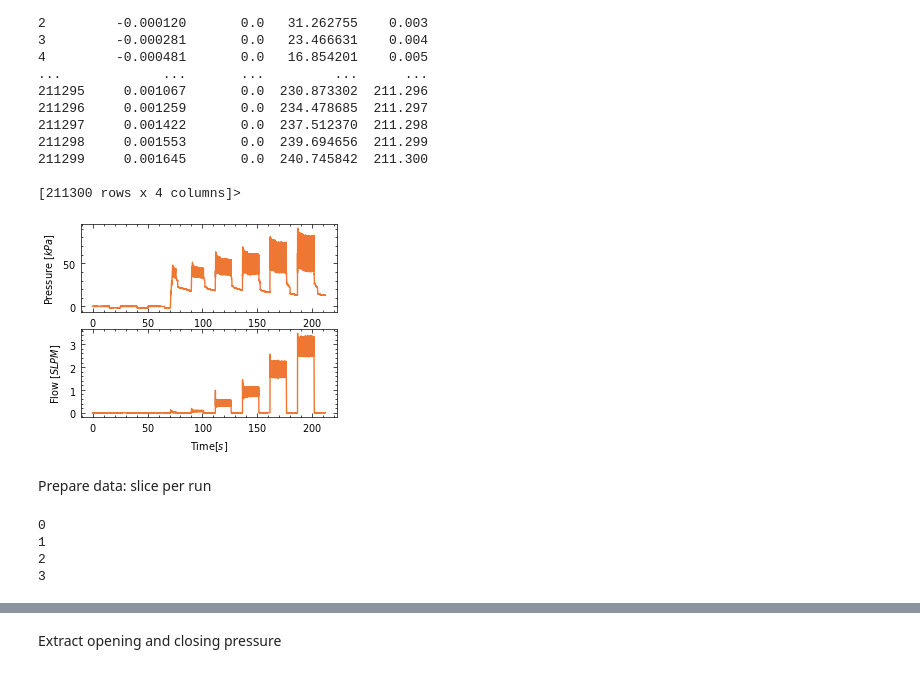
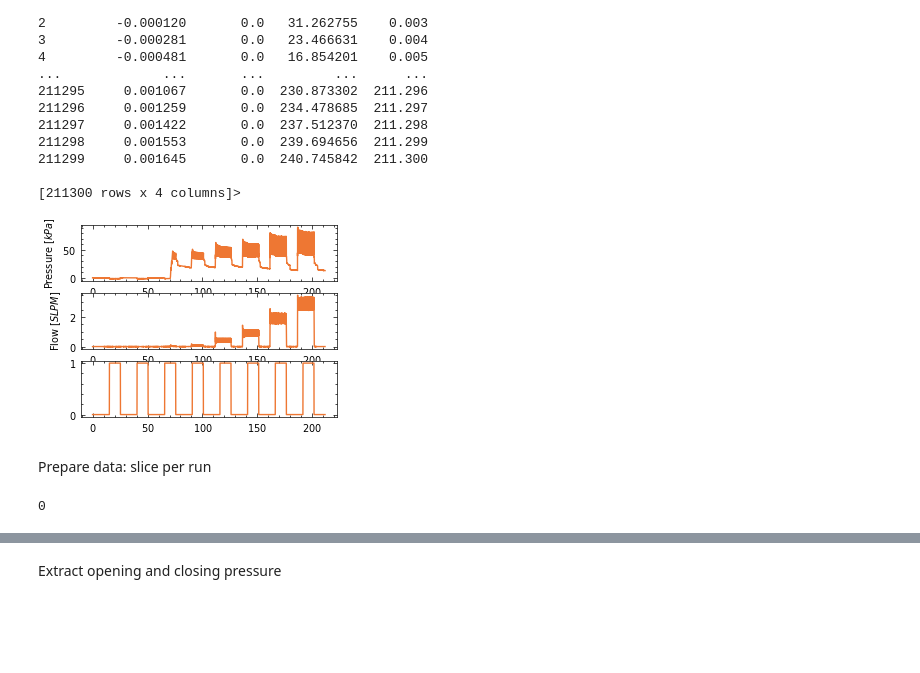
Before and after one commit to Olviel/Thermal_Soft_Robotics, a Jupyter notebook: Thermal_actuation/Experimental/Fluidic/Actuators/Actuator_main.ipynb, the cells around one changed output, grey strips where cells are left out. Cells and saved outputs as stored; diff of their text form; code cells hidden in the pictures; blank space fills up the shorter version.

Commit message:
Added  flow vs frequency plot

```diff
--- a/Thermal_actuation/Experimental/Fluidic/Actuators/Actuator_main.ipynb
+++ b/Thermal_actuation/Experimental/Fluidic/Actuators/Actuator_main.ipynb
@@ -52,37 +52,41 @@ Loading... Folder 1 of 1, Sample 5 of 5
 # %%
 P = data[0][0]['SSCDP30-9']/1000
 t = data[0][0]['Time']
 Q = data[0][0]['flowFesto-1']
+digout = data[0][0]['DigOut-1']
 
 
-ax1=plt.subplot(211)
+ax1=plt.subplot(311)
 plt.plot(t,P)
+
 plt.ylabel('Pressure [$kPa$]')
 
-ax2 = plt.subplot(212,sharex=ax1)
+ax2 = plt.subplot(312,sharex=ax1)
 plt.plot(t,Q)
 plt.xlabel('Time[$s$]')
 plt.ylabel('Flow [$SLPM$]')
+
+
+ax3 = plt.subplot(313,sharex=ax1)
+plt.plot(t,digout)
+
 plt.show()
 # %% [output]
-[figure, old version]
+[figure, new version]
 # %% [markdown]
 Prepare data: slice per run
 # %%
 # Slice data per run
-
 data_sliced = []
 for index,value in enumerate(data[0]):
     runs = [] # new list for all the runs in data[0]
     start = 0
-    run_count = 1  # Counter for run numbe
-    #flow = data[0][index]['AWM5-5'].values
+    run_count = 1  # Counter for run number
 
-    # Check which pressure sensor is used
     df = data[0][index]
     print(index)
 
-    P = data[0][0]['SSCDP30-9']/1000
+    P = data[0][0]['SSCDP30-9']
     t = data[0][0]['Time']
     Q = data[0][0]['flowFesto-1']
 
@@ -94,15 +98,11 @@ for index,value in enumerate(data[0]):
         if end <= start:  # Break if no more valid segments are found
             break
 
-        # Reschale the flow data to compensate for drifting
-        first_value = Q[start]
-        flow_rescaled =Q[start:end] - first_value
-
         # Create a DataFrame for this run
         run_df = pd.DataFrame({
-            'Time': np.arange(start, end),  # You can replace this with the actual time data if you have it
-            'Rescaled_Flow': flow_rescaled[:end - start],
-            'Pressure': P[start:end]/1000   # Assuming P is already an array
+            'Time': t[start:end]-t[start],
+            'Flow': Q[start:end],
+            'Pressure': P[start:end]/1000
         })
 
         # Append this DataFrame to the list
@@ -110,12 +110,9 @@ for index,value in enumerate(data[0]):
 
         start = end + 5  # Move to next segment
         run_count += 1  # Increment run counter
+
+
     data_sliced.append(runs)
-
-#Remove wrong measurement
-#data_sliced[0].pop(8)   # touched setup with finger and messed up flow measurement
+    break
 # %% [output]
 0
-1
-2
-3
```
Also changed, not shown: parts of 5 cells of this notebook.
